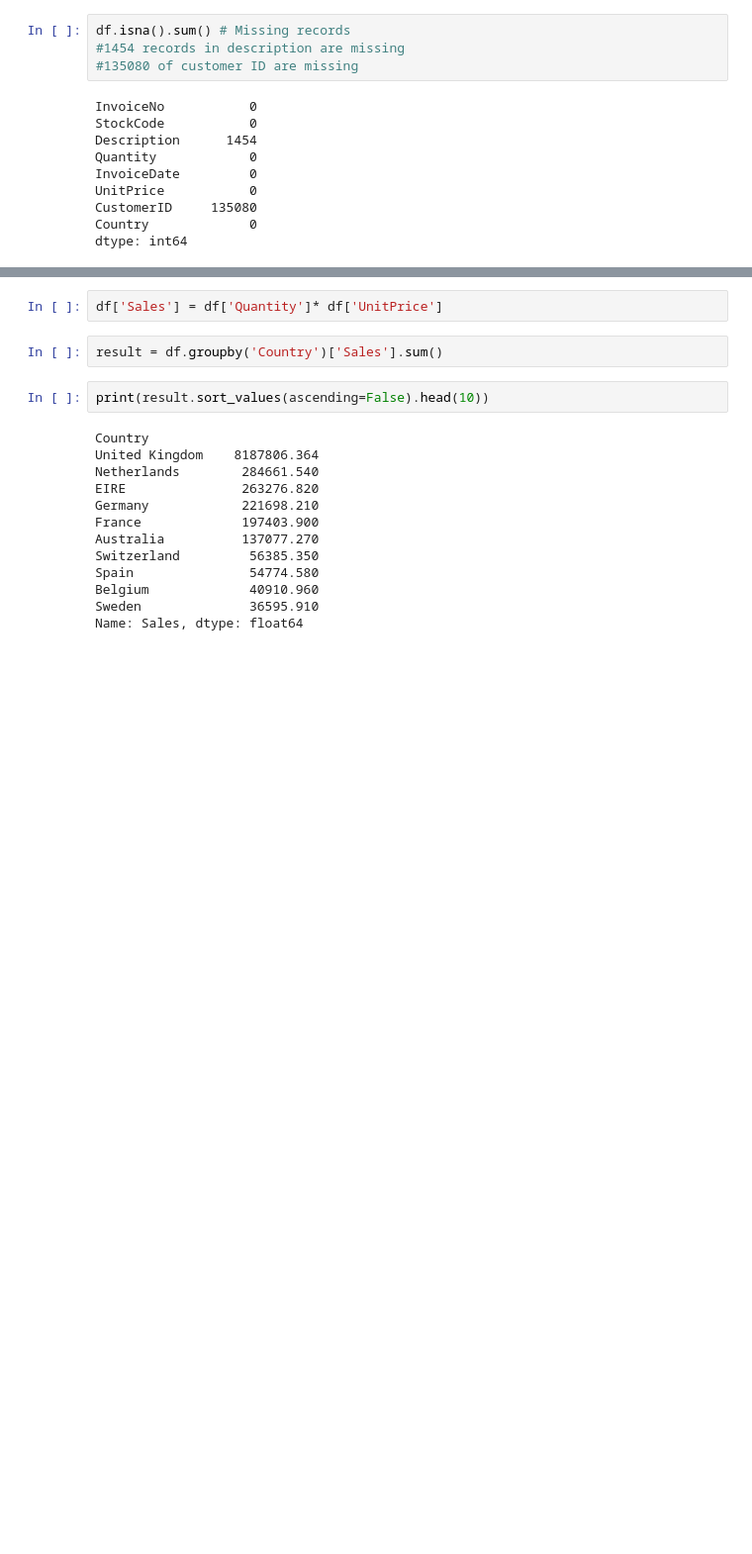
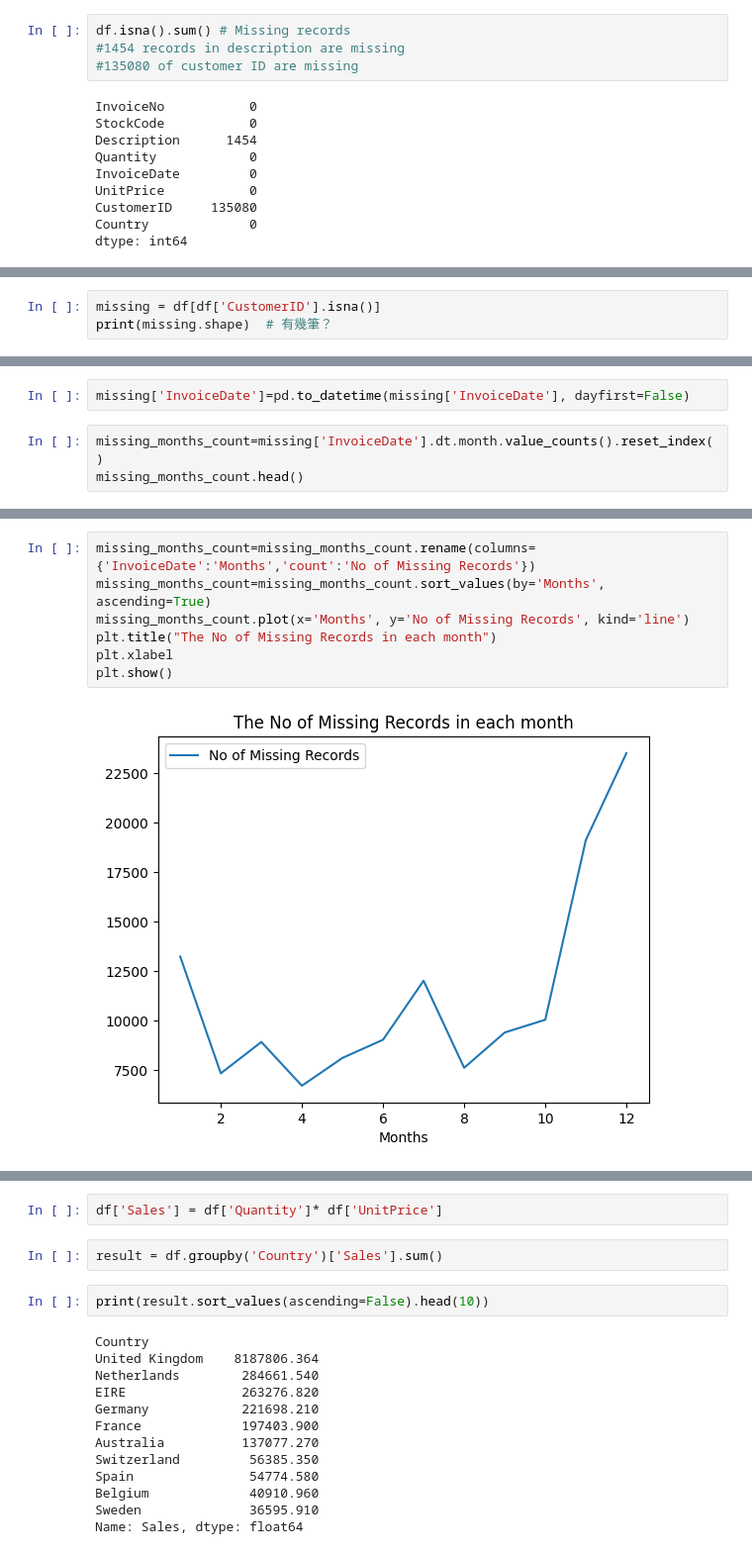
Before and after one commit to monkmode3600rounds-crypto/ai-ml-summer-2026, a Jupyter notebook: notebooks/e-commerce data analytics.ipynb, the cells around one changed output, grey strips where cells are left out. Shown at 99% size. Cells and saved outputs as stored; diff of their text form; blank space fills up the shorter version.

```diff
--- a/notebooks/e-commerce data analytics.ipynb
+++ b/notebooks/e-commerce data analytics.ipynb
@@ -45,0 +57,3 @@ dtype: int64
+# %%
+missing = df[df['CustomerID'].isna()]
+print(missing.shape)  # 有幾筆？
@@ -45,0 +71,5 @@ dtype: int64
+# %%
+missing['InvoiceDate']=pd.to_datetime(missing['InvoiceDate'], dayfirst=False)
+# %%
+missing_months_count=missing['InvoiceDate'].dt.month.value_counts().reset_index()
+missing_months_count.head()
@@ -45,0 +83,9 @@ dtype: int64
+# %%
+missing_months_count=missing_months_count.rename(columns={'InvoiceDate':'Months','count':'No of Missing Records'})
+missing_months_count=missing_months_count.sort_values(by='Months', ascending=True)
+missing_months_count.plot(x='Months', y='No of Missing Records', kind='line')
+plt.title("The No of Missing Records in each month")
+plt.xlabel
+plt.show()
+# %% [output]
+[figure, added]
```
Also changed, not shown: parts of 73 cells of this notebook.
